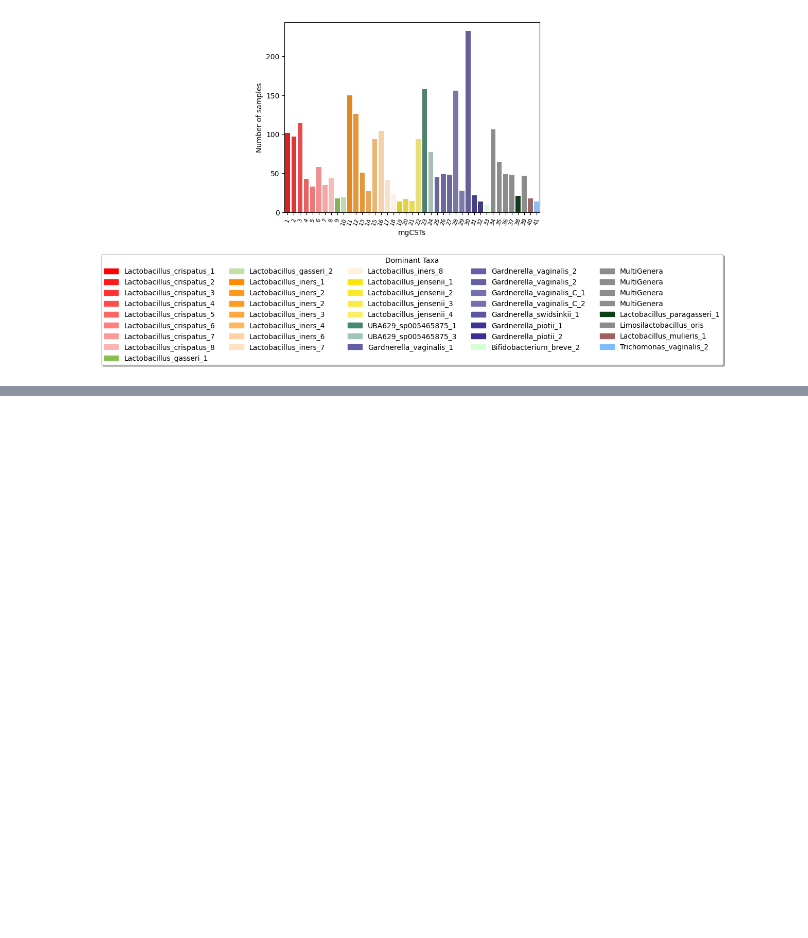
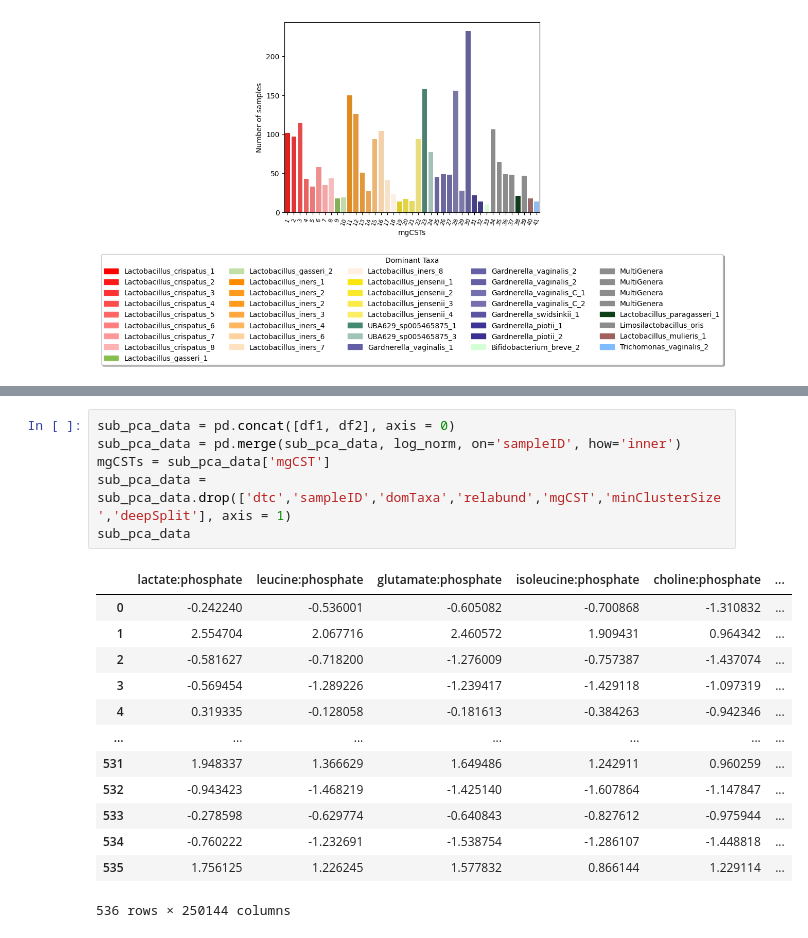
Before and after one commit to AmauryMaros/mgss2, a Jupyter notebook: draft.ipynb, the cells around one changed output, grey strips where cells are left out. Drawn from its saved outputs; the diff is of its cells as text; blank space fills up the shorter version.

```diff
--- a/draft.ipynb
+++ b/draft.ipynb
@@ -165,0 +201,20 @@ g.grid(False)
+# %%
+sub_pca_data = pd.concat([df1, df2], axis = 0)
+sub_pca_data = pd.merge(sub_pca_data, log_norm, on='sampleID', how='inner')
+mgCSTs = sub_pca_data['mgCST']
+sub_pca_data = sub_pca_data.drop(['dtc','sampleID','domTaxa','relabund','mgCST','minClusterSize','deepSplit'], axis = 1)
+sub_pca_data
+# %% [output]
+|  | lactate:phosphate | leucine:phosphate | glutamate:phosphate | isoleucine:phosphate | choline:phosphate | ... |
+| 0 | -0.242240 | -0.536001 | -0.605082 | -0.700868 | -1.310832 | ... |
+| 1 | 2.554704 | 2.067716 | 2.460572 | 1.909431 | 0.964342 | ... |
+| 2 | -0.581627 | -0.718200 | -1.276009 | -0.757387 | -1.437074 | ... |
+| 3 | -0.569454 | -1.289226 | -1.239417 | -1.429118 | -1.097319 | ... |
+| 4 | 0.319335 | -0.128058 | -0.181613 | -0.384263 | -0.942346 | ... |
+| ... | ... | ... | ... | ... | ... | ... |
+| 531 | 1.948337 | 1.366629 | 1.649486 | 1.242911 | 0.960259 | ... |
+| 532 | -0.943423 | -1.468219 | -1.425140 | -1.607864 | -1.147847 | ... |
+| 533 | -0.278598 | -0.629774 | -0.640843 | -0.827612 | -0.975944 | ... |
+| 534 | -0.760222 | -1.232691 | -1.538754 | -1.286107 | -1.448818 | ... |
+| 535 | 1.756125 | 1.226245 | 1.577832 | 0.866144 | 1.229114 | ... |
+536 rows × 250144 columns
```
Also changed, not shown: parts of 10 cells of this notebook, 4 other files.
